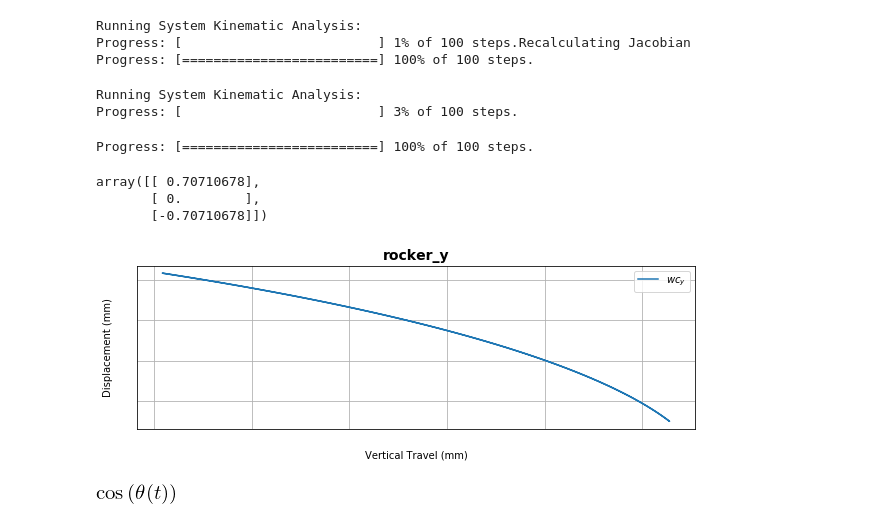
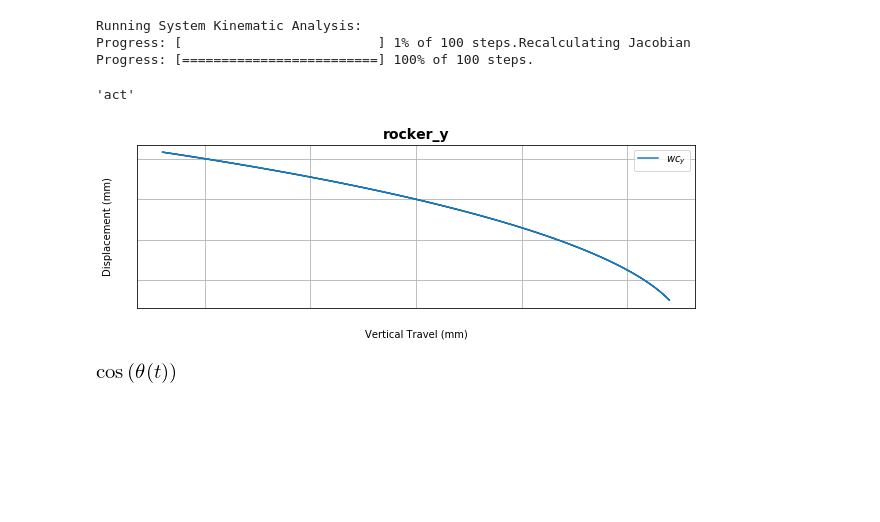
Before and after one commit to khaledghobashy/asurt_cdt, a Jupyter notebook: models/slider_cranck/slider_cranck.ipynb, the cells around one changed output. Drawn from its saved outputs; the diff is of its cells as text; code cells hidden in the pictures; blank space fills up the shorter version.

```diff
--- a/models/slider_cranck/slider_cranck.ipynb
+++ b/models/slider_cranck/slider_cranck.ipynb
@@ -164,44 +166,27 @@ pos_df,vel_df,acc_df,itr=kds(m.bodies,m.joints,ac,'slider_crank_data_kin',t)
 Running System Kinematic Analysis:
 Progress: [                         ] 1% of 100 steps.Recalculating Jacobian
 Progress: [=========================] 100% of 100 steps.
-# %%
-crank_actuator = rotational_drive('act',m.joints['jcs_O_rev'])
-ac = pd.Series([crank_actuator],index=['act'])
-topology_writer(m.bodies,m.joints,ac,[],'slider_crank_data_kin')
-t=np.linspace(0,2*np.pi,100)
-crank_actuator.pos_array=np.deg2rad(30)*np.sin(t)
-
-
-pos_df,vel_df,acc_df,itr=kds(m.bodies,m.joints,ac,'slider_crank_data_kin',t)
-# %% [output]
-Running System Kinematic Analysis:
-Progress: [                         ] 3% of 100 steps.
-Progress: [=========================] 100% of 100 steps.
-# %%
-m.joints['jcs_O_rev'].j_body.dcm.dot(m.joints['jcs_O_rev'].vji)
-# %% [output]
-array([[ 0.70710678],
-       [ 0.        ],
-       [-0.70710678]])
+# %%
+slider_actuator.name
+# %% [output]
+'act'
 # %%
-
-
 figsize=(10,3)
 plt.figure('rocker_y',figsize=figsize)
 plt.title('rocker_y', fontsize=14, fontweight='bold')
 
 #plt.plot(np.rad2deg(crank_actuator.pos_array),pos_df['rbs_slider.x'][1:],label=r'$wc_{y}$')
-plt.plot(pos_df['rbs_cranck.x'][1:],pos_df['rbs_cranck.z'][1:],label=r'$wc_{y}$')
+plt.plot(slider_actuator.pos_array,pos_df['rbs_crank.z'][1:],label=r'$wc_{y}$')
 
 plt.legend()
 plt.tick_params(axis='x', colors='white')
 plt.tick_params(axis='y', colors='white')
 plt.xlabel('Vertical Travel (mm)')
 plt.ylabel('Displacement (mm)')
 plt.grid()
 plt.show()
 # %% [output]
-[figure, old version]
+[figure, new version]
 # %%
 import sympy as sy
 sy.init_printing(True)
```
Also changed, not shown: parts of 5 cells of this notebook, 11 other files.
